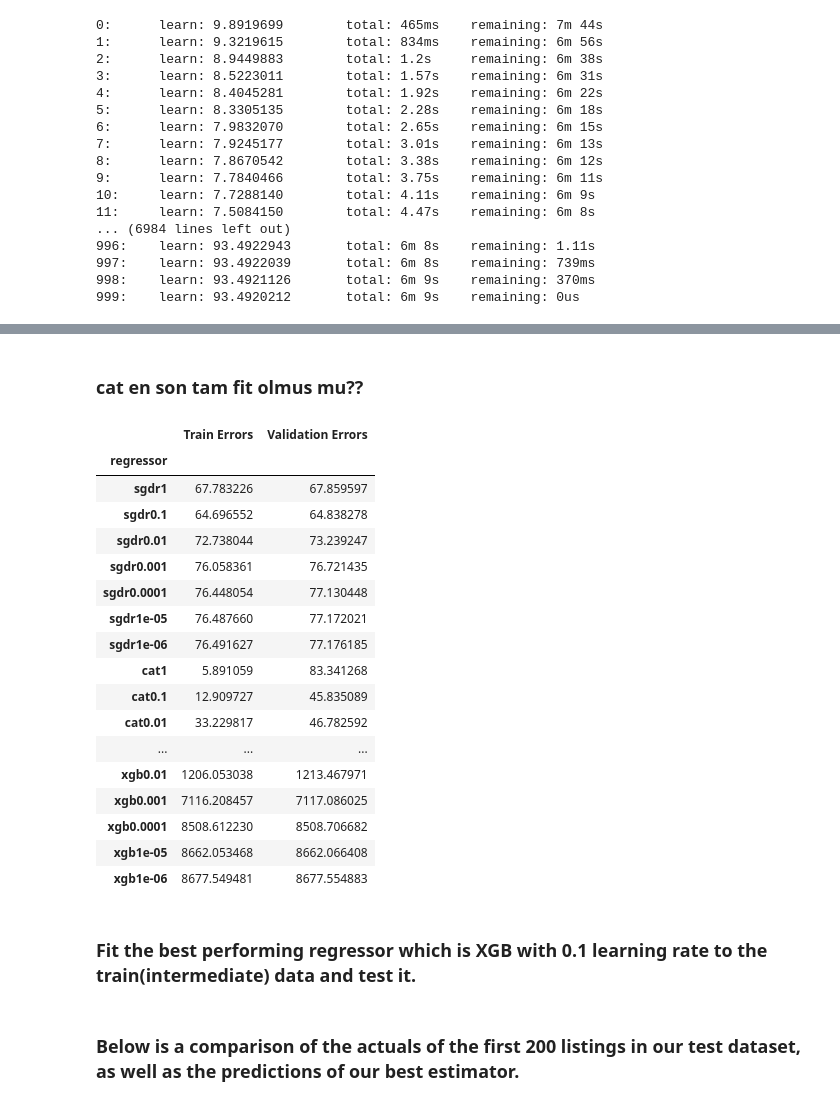
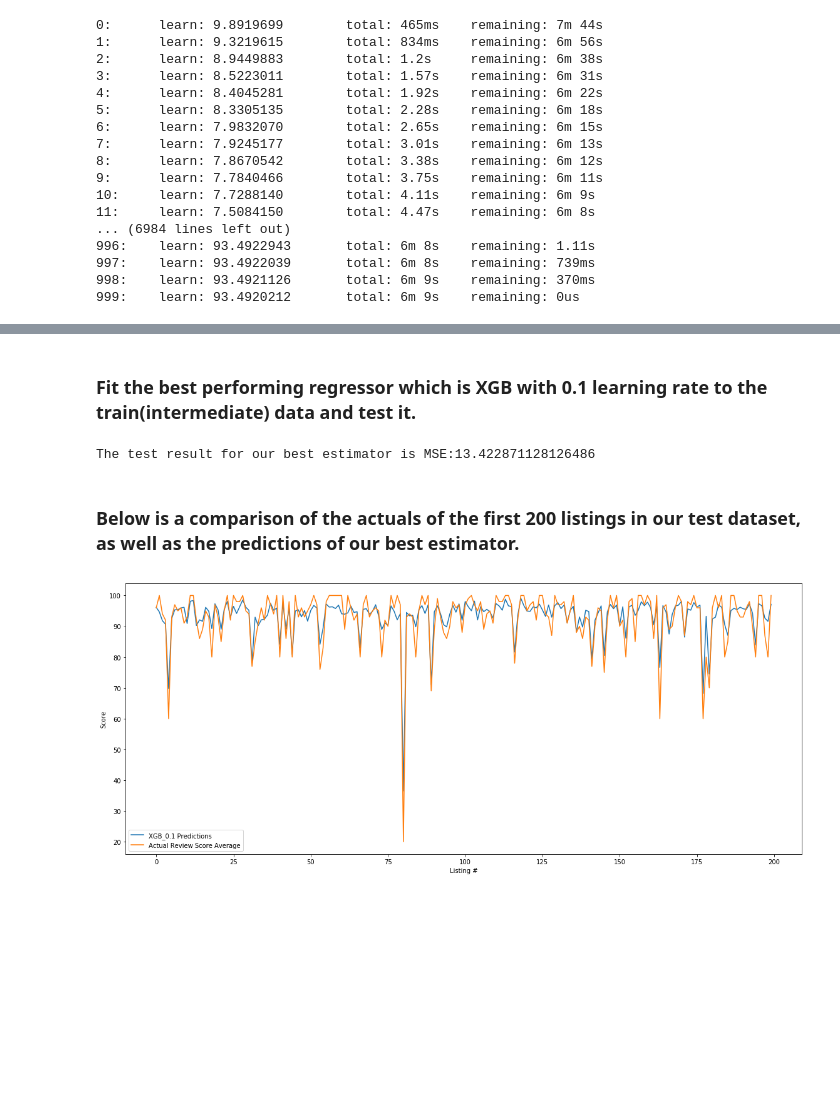
Before and after one commit to denizn/AirBnb-Kaggle-Data-Analysis, a Jupyter notebook: Airbnb.ipynb, the cells around one changed output, grey strips where cells are left out. Cells and saved outputs as stored; diff of their text form; code cells hidden in the pictures; blank space fills up the shorter version.

```diff
--- a/Airbnb.ipynb
+++ b/Airbnb.ipynb
@@ -236,7 +236,7 @@ for train_index, val_index in kf.split(X_intermediate, y_intermediate):
         val_errors_cat[lr].append(val_error_cat)
 
         # XGBoost Regressor
-        xgb = XGBRegressor(learning_rate=lr,random_seed=21,n_jobs=-2).fit(X_train, y_train)
+        xgb = XGBRegressor(learning_rate=lr,random_seed=21,n_jobs=-1).fit(X_train, y_train)
         train_error_xgb, val_error_xgb = mean_squared_error(xgb.predict(X_train), y_train), mean_squared_error(xgb.predict(X_val), y_val)
         train_errors_xgb[lr].append(train_error_xgb)
         val_errors_xgb[lr].append(val_error_xgb)
@@ -313,41 +330,25 @@ cat
-# %% [markdown]
-### cat en son tam fit olmus mu??
-# %%
-regression_results
-# %% [output]
-|  | Train Errors | Validation Errors |
-| regressor |  |  |
-| sgdr1 | 67.783226 | 67.859597 |
-| sgdr0.1 | 64.696552 | 64.838278 |
-| sgdr0.01 | 72.738044 | 73.239247 |
-| sgdr0.001 | 76.058361 | 76.721435 |
-| sgdr0.0001 | 76.448054 | 77.130448 |
-| sgdr1e-05 | 76.487660 | 77.172021 |
-| sgdr1e-06 | 76.491627 | 77.176185 |
-| cat1 | 5.891059 | 83.341268 |
-| cat0.1 | 12.909727 | 45.835089 |
-| cat0.01 | 33.229817 | 46.782592 |
-| ... | ... | ... |
-| xgb0.01 | 1206.053038 | 1213.467971 |
-| xgb0.001 | 7116.208457 | 7117.086025 |
-| xgb0.0001 | 8508.612230 | 8508.706682 |
-| xgb1e-05 | 8662.053468 | 8662.066408 |
-| xgb1e-06 | 8677.549481 | 8677.554883 |
 # %% [markdown]
 ### Fit the best performing regressor which is XGB with 0.1 learning rate to the train(intermediate) data and test it.
 # %%
 X_intermediate_tf = pd.DataFrame(TFIDF.fit_transform(X_intermediate).toarray(), X_intermediate.index)
 X_test_tf = pd.DataFrame(TFIDF.transform(X_test).toarray(), X_test.index)
-
-best_regressor = XGBRegressor(learning_rate=0.1, random_state=21)
+best_regressor = XGBRegressor(learning_rate=0.1, random_state=21, n_jobs=-1).fit(X_test_tf,y_test)
 yhat_test = best_regressor.predict(X_test_tf)
 best_score = mean_squared_error(y_test, yhat_test)
 print('The test result for our best estimator is MSE:{}'.format(best_score))
+# %% [output]
+The test result for our best estimator is MSE:13.422871128126486
 # %% [markdown]
 ### Below is a comparison of the actuals of the first 200 listings in our test dataset, as well as the predictions of our best estimator.
 # %%
 fig5 = plt.figure(figsize=(15,6))
 ax5 = fig5.add_axes([0,0,1,1])
-ax5.plot(yhat_test[0:400], label='yhat_xgb')
-ax5.plot(y_test[0:400].reset_index().drop('index',axis=1),label='actual')
+ax5.plot(yhat_test[0:200], label='XGB_0.1 Predictions')
+ax5.plot(y_test[0:200].reset_index().drop('index',axis=1),label='Actual Review Score Average')
 ax5.legend()
+ax5.set_ylabel('Score')
+ax5.set_xlabel('Listing #')
+## Save figure
+fig5.savefig('png/Yhat_xgbvsactual.png', bbox_inches='tight');
+# %% [output]
+[figure, added]
```
Also changed, not shown: parts of 2 cells of this notebook, 2 other files.
